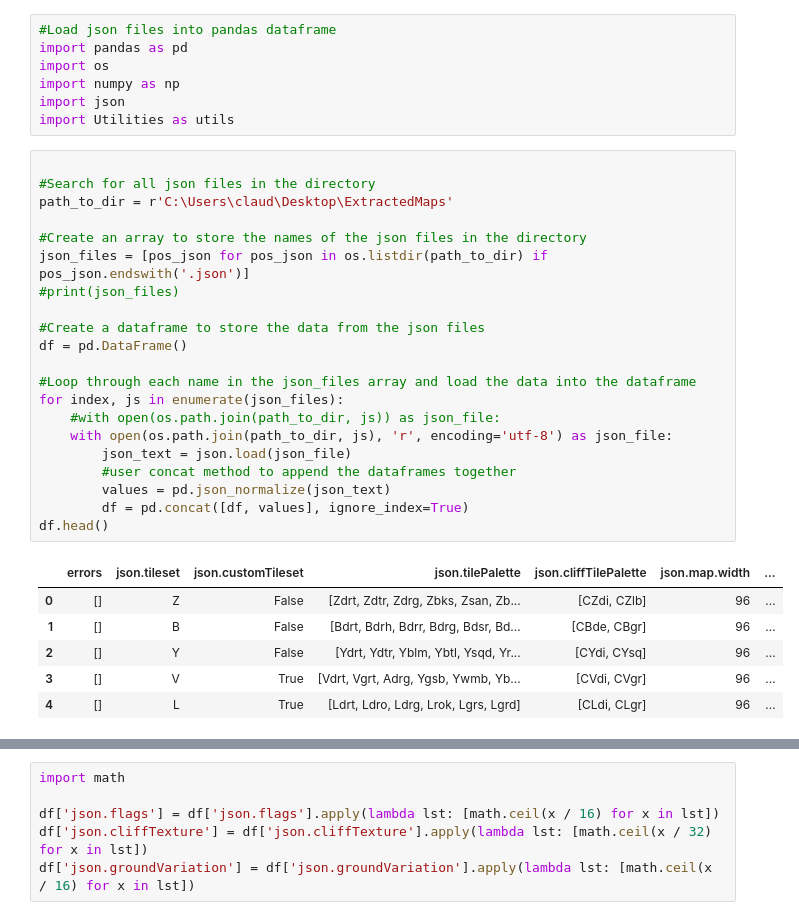
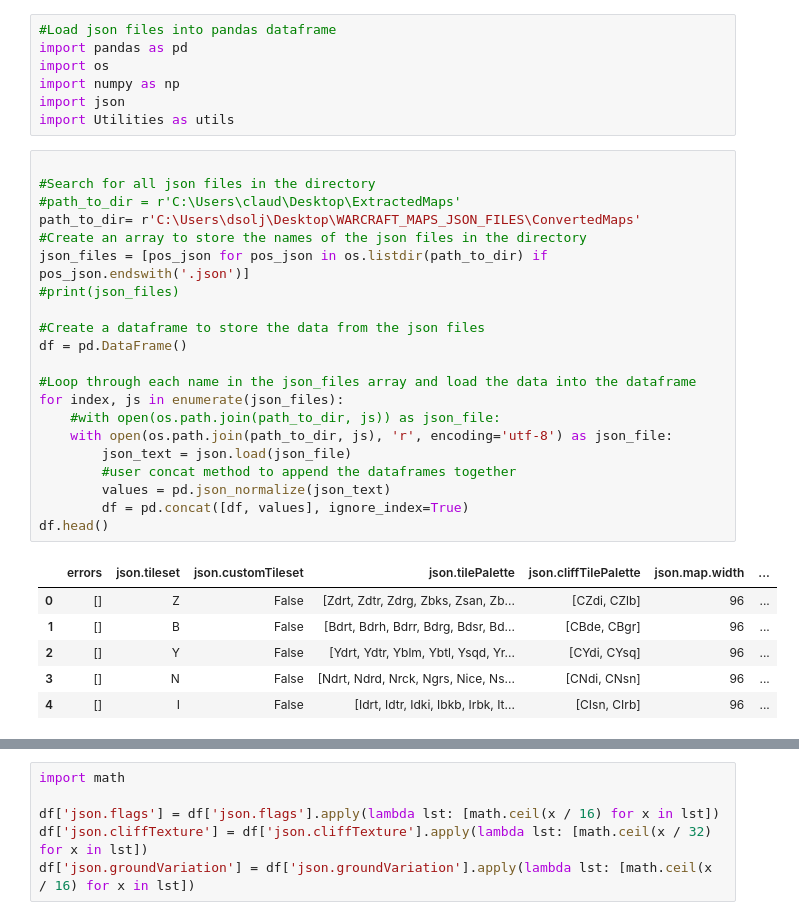
Before and after one commit to ClaudixoPG/DSI_PCG_War3MapGeneratorAutoencoder, a Jupyter notebook: Proyecto/AutoencoderModified.ipynb, the cells around one changed output, grey strips where cells are left out. Drawn from its saved outputs; the diff is of its cells as text.

```diff
--- a/Proyecto/AutoencoderModified.ipynb
+++ b/Proyecto/AutoencoderModified.ipynb
@@ -8,31 +8,31 @@ import Utilities as utils
 # %%
 
 #Search for all json files in the directory
-path_to_dir = r'C:\Users\claud\Desktop\ExtractedMaps'
-
+#path_to_dir = r'C:\Users\claud\Desktop\ExtractedMaps'
+path_to_dir= r'C:\Users\dsolj\Desktop\WARCRAFT_MAPS_JSON_FILES\ConvertedMaps'
 #Create an array to store the names of the json files in the directory
 json_files = [pos_json for pos_json in os.listdir(path_to_dir) if pos_json.endswith('.json')]
 #print(json_files)
 
 #Create a dataframe to store the data from the json files
 df = pd.DataFrame()
 
 #Loop through each name in the json_files array and load the data into the dataframe
 for index, js in enumerate(json_files):
     #with open(os.path.join(path_to_dir, js)) as json_file:
     with open(os.path.join(path_to_dir, js), 'r', encoding='utf-8') as json_file:
         json_text = json.load(json_file)
         #user concat method to append the dataframes together
         values = pd.json_normalize(json_text)
         df = pd.concat([df, values], ignore_index=True)
 df.head()
 # %% [output]
 |  | errors | json.tileset | json.customTileset | json.tilePalette | json.cliffTilePalette | json.map.width | ... |
 | 0 | [] | Z | False | [Zdrt, Zdtr, Zdrg, Zbks, Zsan, Zb... | [CZdi, CZlb] | 96 | ... |
 | 1 | [] | B | False | [Bdrt, Bdrh, Bdrr, Bdrg, Bdsr, Bd... | [CBde, CBgr] | 96 | ... |
 | 2 | [] | Y | False | [Ydrt, Ydtr, Yblm, Ybtl, Ysqd, Yr... | [CYdi, CYsq] | 96 | ... |
-| 3 | [] | V | True | [Vdrt, Vgrt, Adrg, Ygsb, Ywmb, Yb... | [CVdi, CVgr] | 96 | ... |
-| 4 | [] | L | True | [Ldrt, Ldro, Ldrg, Lrok, Lgrs, Lgrd] | [CLdi, CLgr] | 96 | ... |
+| 3 | [] | N | False | [Ndrt, Ndrd, Nrck, Ngrs, Nice, Ns... | [CNdi, CNsn] | 96 | ... |
+| 4 | [] | I | False | [Idrt, Idtr, Idki, Ibkb, Irbk, It... | [CIsn, CIrb] | 96 | ... |
 # %%
 #Remove first 12 columns from dataframe
 #df = df.iloc[:,16:]
```
Also changed, not shown: parts of 15 cells of this notebook.
